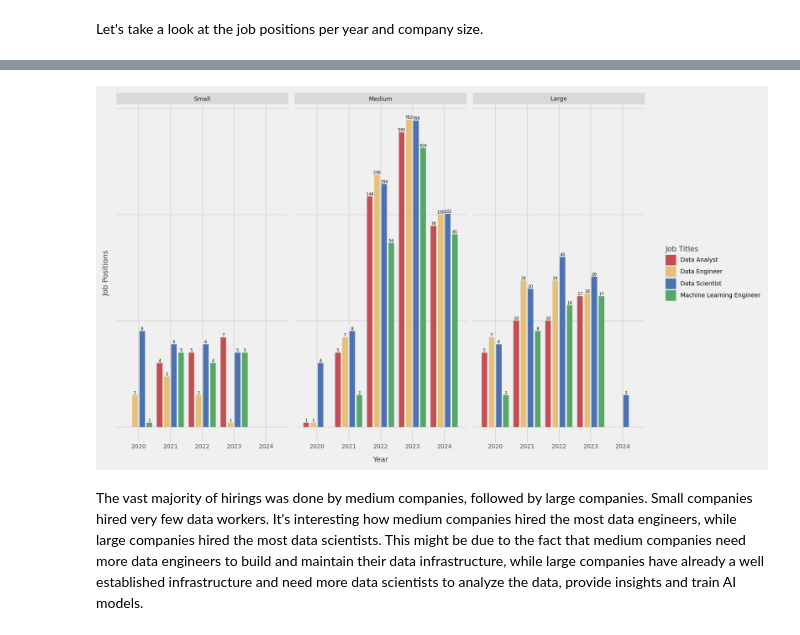
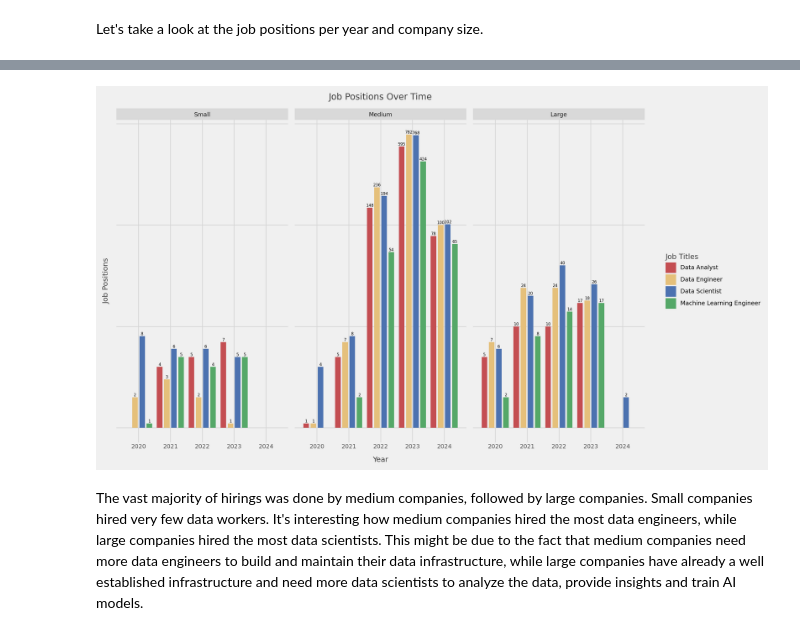
Before and after one commit to MarcoGennaro01/Data_Science_Jobs_-2020-2024-Data_Visualization, a Jupyter notebook: main.ipynb, the cells around one changed output, grey strips where cells are left out. Cells and saved outputs as stored; diff of their text form; code cells hidden in the pictures.

```diff
--- a/main.ipynb
+++ b/main.ipynb
@@ -568,28 +568,28 @@ hiring_per_year.replace(0,nan, inplace = True) # Replace 0 with NaN
 # %%
 (
     ggplot(hiring_per_year.replace(1,1.1), aes(x='work_year', y = 'job_positions', fill = 'job_title'))  # Map x: work year, y: job positions
     + geom_col(position=position_dodge(width=0.9), # Add column geometry
                width=0.7, # Set column width
                na_rm=True) # Remove missing values
     + geom_text(aes(label = 'job_positions'), # Add text labels
                 size = 6, # Set text size
                 position=position_dodge(width=0.9), # Adjust position for dodging
                 va='bottom', # Set vertical alignment
                 format_string = "{:.0f}", # Format string for labels
                 na_rm=True) # Remove missing values
     + scale_y_log10() # Set y-axis to logarithmic scale
     + scale_fill_manual(cols, # Set custom fill colors
                         labels = lambda l: [x.title() for x in l]) # Format fill labels
     + facet_grid(cols = "company_size", # Create facet grid by company size
                  labeller = lambda x: x.capitalize()) # Capitalize facet labels
     + theme(figure_size=(14,8), # Customize figure size
             axis_text_y=element_blank(), # Remove y-axis text
             axis_ticks_y=element_blank()) # Remove y-axis ticks
-    + labs(x = "Year",y = "Job Positions", fill = "Job Titles") # Add labels
+    + labs(x = "Year",y = "Job Positions", fill = "Job Titles", title = "Job Positions Over Time") # Add labels
 
 )
 # %% [output]
-[figure, old version]
+[figure, new version]
 # %% [markdown]
 The vast majority of hirings was done by medium companies, followed by large companies. Small companies hired very few data workers. It's interesting how medium companies hired the most data engineers, while large companies hired the most data scientists. This might be due to the fact that medium companies need more data engineers to build and maintain their data infrastructure, while large companies have already a well established infrastructure and need more data scientists to analyze the data, provide insights and train AI models.
 # %% [markdown]
```
Also changed, not shown: parts of 9 cells of this notebook, 1 other file.
